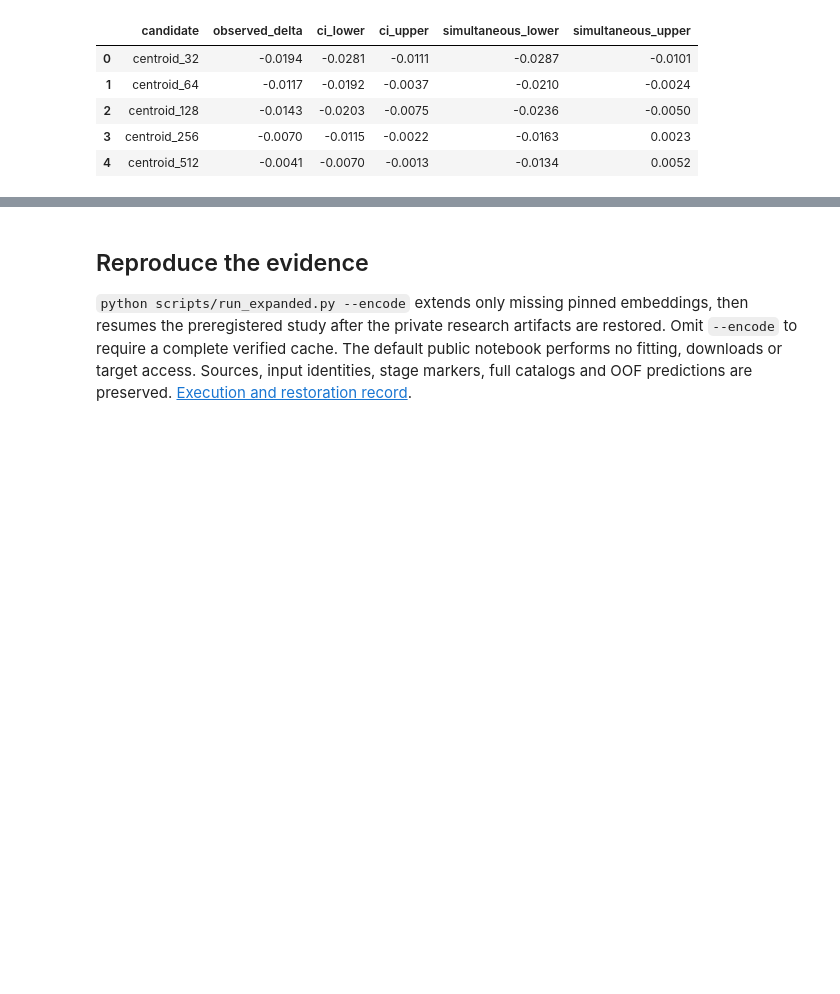
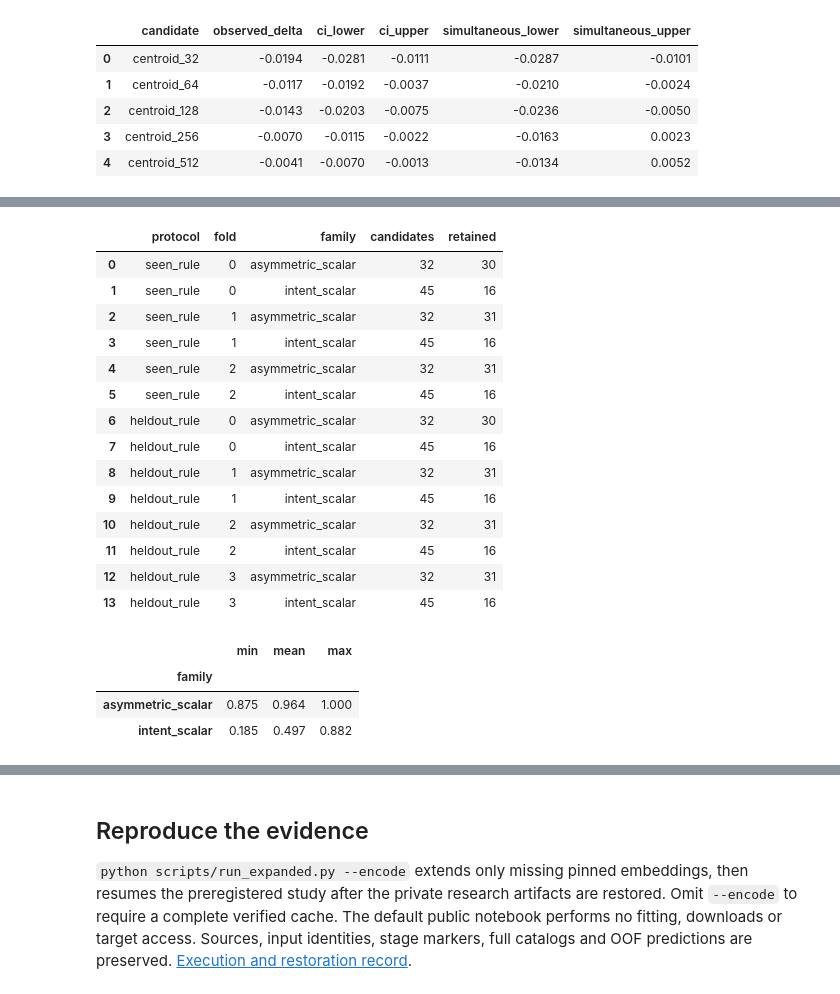
Before and after one commit to alvaromendizabal/jigsaw-rule-classifier, a Jupyter notebook: notebooks/02_baseline_and_review.ipynb, the cells around one changed output, grey strips where cells are left out. Drawn from its saved outputs; the diff is of its cells as text; code cells hidden in the pictures; blank space fills up the shorter version.

Commit message:
research: close feature phase with verified semantic ablations and executed notebooks

```diff
--- a/notebooks/02_baseline_and_review.ipynb
+++ b/notebooks/02_baseline_and_review.ipynb
@@ -68,0 +34,39 @@ Verified expanded study: a57bb74350fcbcd66592
+# %%
+import sys
+sys.path.insert(0, str(root / "scripts"))
+from build_research_report import display_figure
+from build_release_report import display_boundary
+from jigsaw_rules.features import feature_evidence
+from jigsaw_rules.research import research_evidence
+from jigsaw_rules.diagnostics import diagnostic_evidence
+from jigsaw_rules.pairs import pairs_evidence
+from jigsaw_rules.robustness import robustness_evidence
+from jigsaw_rules.gate import feature_gate
+from jigsaw_rules.instructions import instruction_evidence
+from jigsaw_rules.released import released_evidence
+from jigsaw_rules.expanded import expanded_evidence
+from jigsaw_rules.retrieval import retrieval_evidence
+from jigsaw_rules.resolution import resolution_evidence
+from jigsaw_rules.formatting import formatting_evidence
+from jigsaw_rules.feature_decision import decision_evidence
+from build_expanded_report import display_figure as display_expanded
+from build_formatting_report import display_figure as display_formatting
+
+expanded = expanded_evidence(root)
+retrieval = retrieval_evidence(root)
+resolution = resolution_evidence(root)
+formatting = formatting_evidence(root)
+decision = decision_evidence(root)
+assert expanded is not None and retrieval is not None and resolution is not None
+assert formatting is not None and decision is not None
+controls = feature_evidence(root)
+research = research_evidence(root)
+sensitivity = diagnostic_evidence(root)
+pairs = pairs_evidence(root)
+robustness = robustness_evidence(root)
+assert all(item is not None for item in (controls, research, sensitivity, pairs, robustness))
+gate = feature_gate(root)
+instructions = instruction_evidence(root)
+released = released_evidence(root)
+assert released is not None
+print("Verified expanded study:", expanded["metadata"]["run_id"])
@@ -301,0 +309,6 @@ The offline inference path still names the lexical reference. It will change onl
+# %%
+display_formatting(root, "contrasts")
+display(pd.DataFrame(formatting["screening"])[["protocol", "fold", "family", "candidates", "retained"]])
+stability = pd.DataFrame(formatting["audit"]["stability"])
+display(stability.groupby("family").jaccard.agg(["min", "mean", "max"]).round(3))
+# %% [output]
@@ -301,0 +316,19 @@ The offline inference path still names the lexical reference. It will change onl
+|  | protocol | fold | family | candidates | retained |
+| 0 | seen_rule | 0 | asymmetric_scalar | 32 | 30 |
+| 1 | seen_rule | 0 | intent_scalar | 45 | 16 |
+| 2 | seen_rule | 1 | asymmetric_scalar | 32 | 31 |
+| 3 | seen_rule | 1 | intent_scalar | 45 | 16 |
+| 4 | seen_rule | 2 | asymmetric_scalar | 32 | 31 |
+| 5 | seen_rule | 2 | intent_scalar | 45 | 16 |
+| 6 | heldout_rule | 0 | asymmetric_scalar | 32 | 30 |
+| 7 | heldout_rule | 0 | intent_scalar | 45 | 16 |
+| 8 | heldout_rule | 1 | asymmetric_scalar | 32 | 31 |
+| 9 | heldout_rule | 1 | intent_scalar | 45 | 16 |
+| 10 | heldout_rule | 2 | asymmetric_scalar | 32 | 31 |
+| 11 | heldout_rule | 2 | intent_scalar | 45 | 16 |
+| 12 | heldout_rule | 3 | asymmetric_scalar | 32 | 31 |
+| 13 | heldout_rule | 3 | intent_scalar | 45 | 16 |
+|  | min | mean | max |
+| family |  |  |  |
+| asymmetric_scalar | 0.875 | 0.964 | 1.000 |
+| intent_scalar | 0.185 | 0.497 | 0.882 |
```
Also changed, not shown: parts of 14 cells of this notebook, 33 other files.
